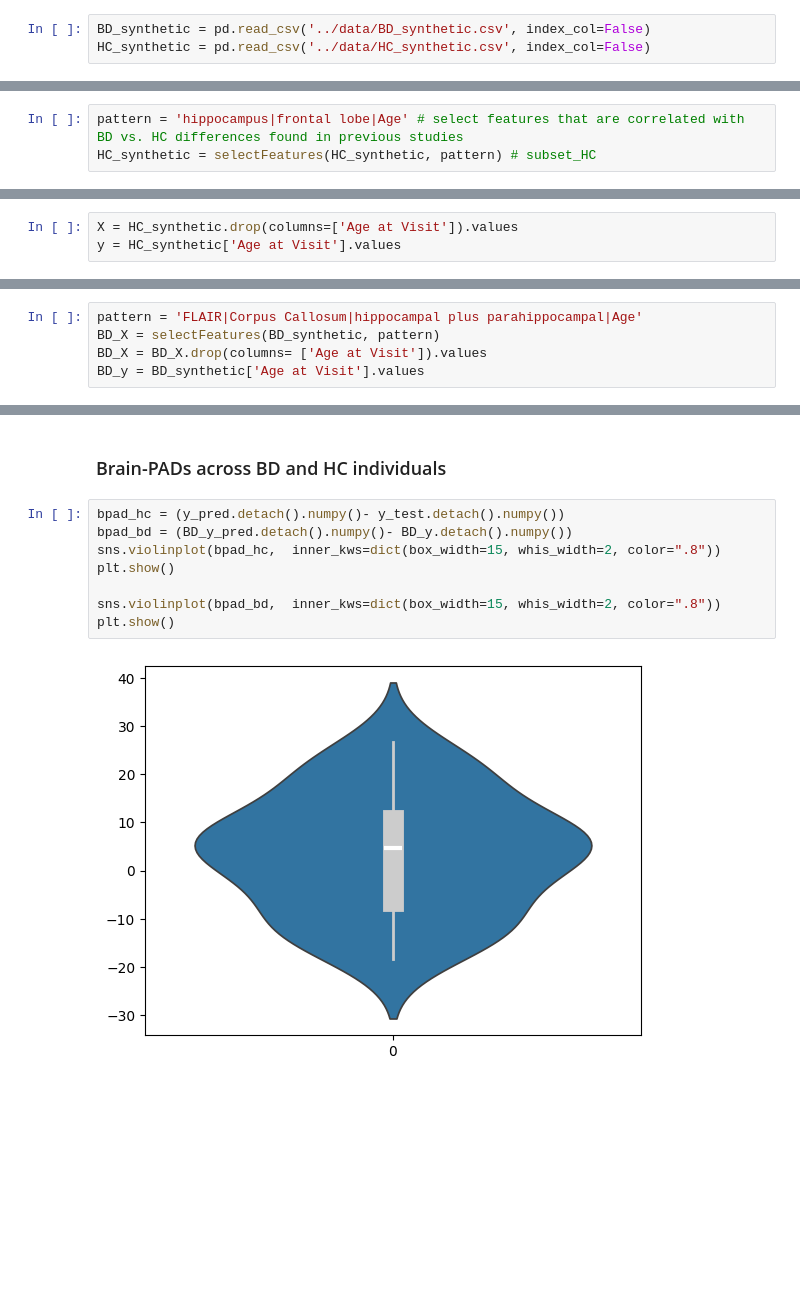
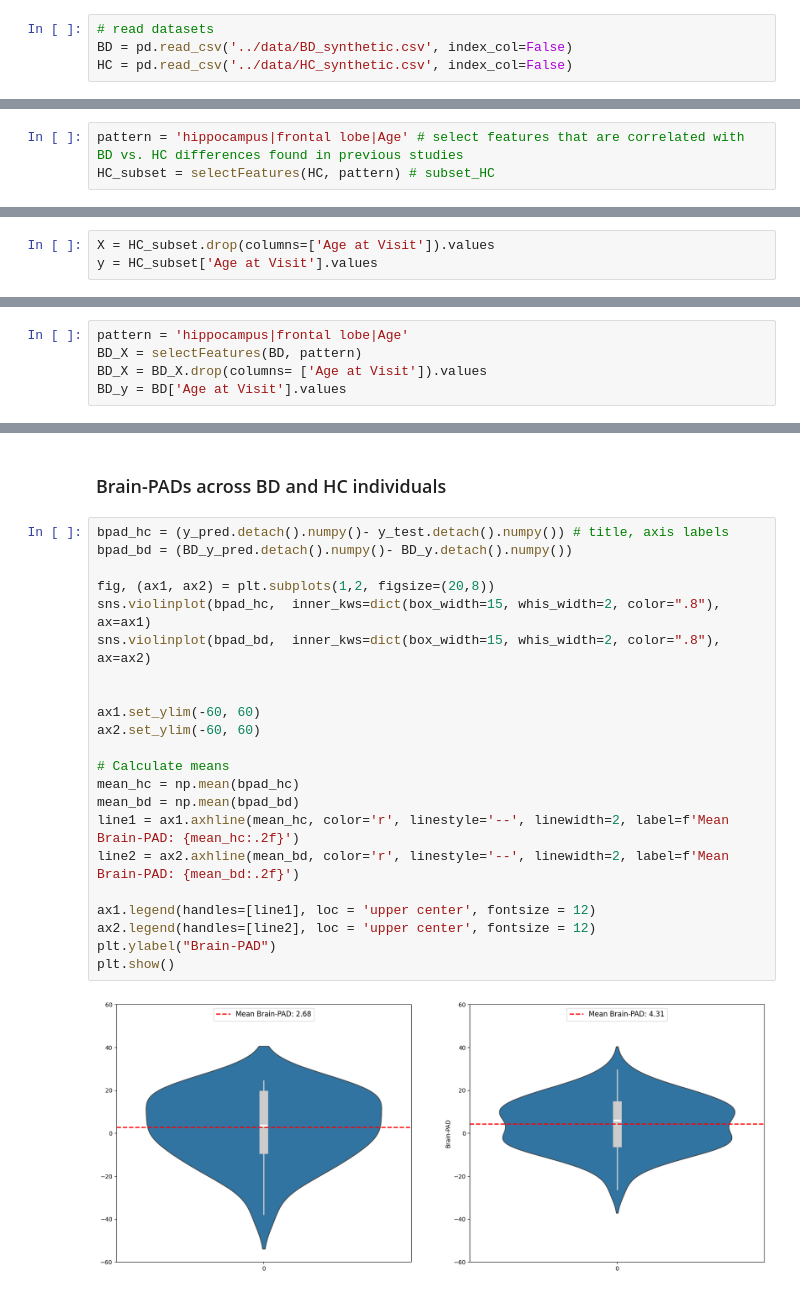
Before and after one commit to nghuixin/TSciM-Club_May2024, a Jupyter notebook: analysis/interpretability.ipynb, the cells around one changed output, grey strips where cells are left out. Drawn from its saved outputs; the diff is of its cells as text; blank space fills up the shorter version.

```diff
--- a/analysis/interpretability.ipynb
+++ b/analysis/interpretability.ipynb
@@ -53,6 +51,7 @@ Git hash: 7ee004c2f81991e9cf64a48d1bbe3ff00f6ea913
 # %%
-BD_synthetic = pd.read_csv('../data/BD_synthetic.csv', index_col=False)
-HC_synthetic = pd.read_csv('../data/HC_synthetic.csv', index_col=False)
+# read datasets
+BD = pd.read_csv('../data/BD_synthetic.csv', index_col=False)
+HC = pd.read_csv('../data/HC_synthetic.csv', index_col=False)
 # %%
 # helper functions
 def selectFeatures(df, feature_names):
@@ -61,4 +60,4 @@ def selectFeatures(df, feature_names):
     return subset_df
 # %%
 pattern = 'hippocampus|frontal lobe|Age' # select features that are correlated with BD vs. HC differences found in previous studies
-HC_synthetic = selectFeatures(HC_synthetic, pattern) # subset_HC
+HC_subset = selectFeatures(HC, pattern) # subset_HC
@@ -69,6 +66,6 @@ len(HC_synthetic.columns)
 # %%
-X = HC_synthetic.drop(columns=['Age at Visit']).values
-y = HC_synthetic['Age at Visit'].values
+X = HC_subset.drop(columns=['Age at Visit']).values
+y = HC_subset['Age at Visit'].values
 # %%
 normalized_X = X- np.min(X)/np.max(X) - np.min(X) # MinMax normalization
 # %%
@@ -245,10 +252,10 @@ plt.show()
 # %% [markdown]
 ### Brain-PAD of Individuals with BD
 # %%
-pattern = 'FLAIR|Corpus Callosum|hippocampal plus parahippocampal|Age'
-BD_X = selectFeatures(BD_synthetic, pattern)
+pattern = 'hippocampus|frontal lobe|Age'
+BD_X = selectFeatures(BD, pattern)
 BD_X = BD_X.drop(columns= ['Age at Visit']).values
-BD_y = BD_synthetic['Age at Visit'].values
+BD_y = BD['Age at Visit'].values
 # %%
 normalized_BD_X = BD_X - np.min(BD_X)/(np.max(BD_X)- np.min(BD_X))
 # %%
@@ -262,12 +267,26 @@ RuntimeError: mat1 and mat2 shapes cannot be multiplied (50x9 and 20x100)
 # %% [markdown]
 ###  Brain-PADs across BD and HC individuals
 # %%
-bpad_hc = (y_pred.detach().numpy()- y_test.detach().numpy())
+bpad_hc = (y_pred.detach().numpy()- y_test.detach().numpy()) # title, axis labels
 bpad_bd = (BD_y_pred.detach().numpy()- BD_y.detach().numpy())
-sns.violinplot(bpad_hc,  inner_kws=dict(box_width=15, whis_width=2, color=".8"))
+
+fig, (ax1, ax2) = plt.subplots(1,2, figsize=(20,8))
+sns.violinplot(bpad_hc,  inner_kws=dict(box_width=15, whis_width=2, color=".8"), ax=ax1)
+sns.violinplot(bpad_bd,  inner_kws=dict(box_width=15, whis_width=2, color=".8"), ax=ax2)
+
+
+ax1.set_ylim(-60, 60)
+ax2.set_ylim(-60, 60)
+
+# Calculate means
+mean_hc = np.mean(bpad_hc)
+mean_bd = np.mean(bpad_bd)
+line1 = ax1.axhline(mean_hc, color='r', linestyle='--', linewidth=2, label=f'Mean Brain-PAD: {mean_hc:.2f}')
+line2 = ax2.axhline(mean_bd, color='r', linestyle='--', linewidth=2, label=f'Mean Brain-PAD: {mean_bd:.2f}')
+
+ax1.legend(handles=[line1], loc = 'upper center', fontsize = 12)
+ax2.legend(handles=[line2], loc = 'upper center', fontsize = 12)
+plt.ylabel("Brain-PAD")
 plt.show()
-
-sns.violinplot(bpad_bd,  inner_kws=dict(box_width=15, whis_width=2, color=".8"))
-plt.show()
 # %% [output]
-[figure, old version]
+[figure, new version]
```
Also changed, not shown: parts of 24 cells of this notebook, 1 other file.
